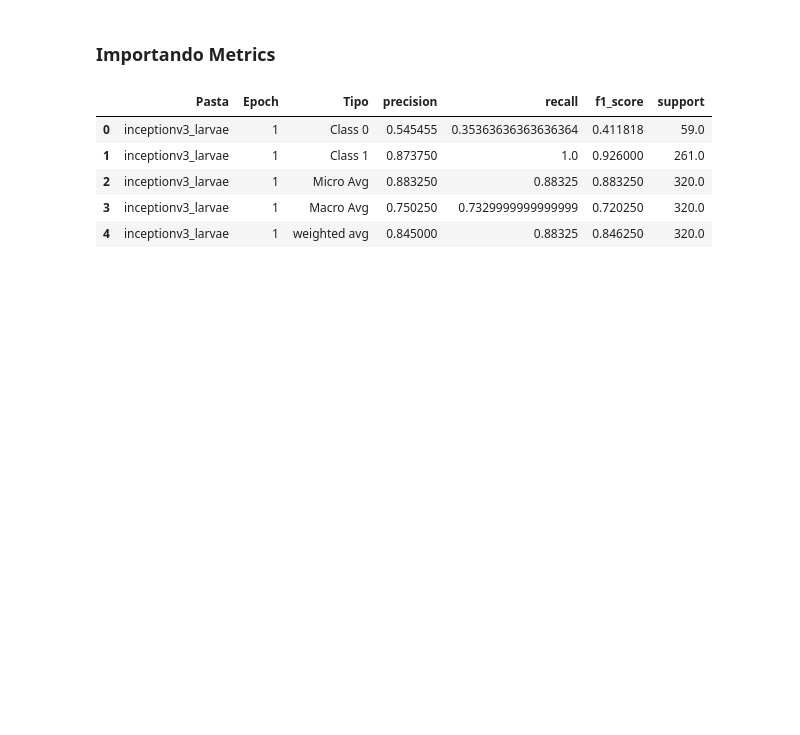
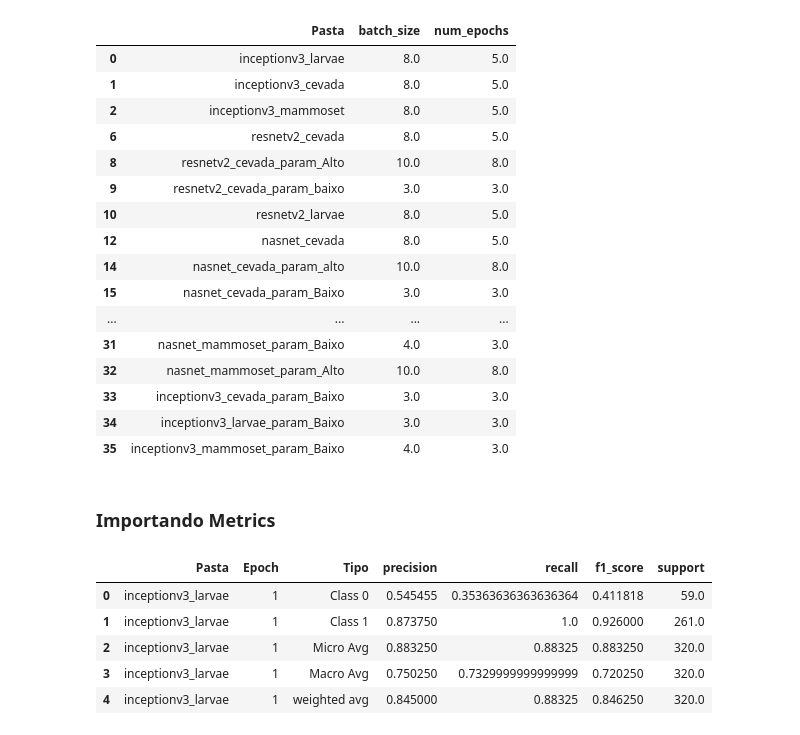
Before and after one commit to ViniciusLavorte/Python, a Jupyter notebook: Analise_geral_tcc2.ipynb, the cells around one changed output. Saved outputs shown, nothing was run; the diff lists cells and outputs as text; code cells hidden in the pictures; blank space fills up the shorter version.

```diff
--- a/Analise_geral_tcc2.ipynb
+++ b/Analise_geral_tcc2.ipynb
@@ -5,0 +8,2 @@ base = pd.read_csv('Resultado_processado_TCC2_eval.csv',delimiter=';')
+# %%
+conf_hiper = pd.read_csv('Resultado_processado_TCC2 - Config_Hiperparametro.csv', delimiter=',')
@@ -6,3 +19,23 @@ base = pd.read_csv('Resultado_processado_TCC2_eval.csv',delimiter=';')
+# %%
+conf_hiper[conf_hiper.batch_size.notnull()]
+# %% [output]
+|  | Pasta | batch_size | num_epochs |
+| 0 | inceptionv3_larvae | 8.0 | 5.0 |
+| 1 | inceptionv3_cevada | 8.0 | 5.0 |
+| 2 | inceptionv3_mammoset | 8.0 | 5.0 |
+| 6 | resnetv2_cevada | 8.0 | 5.0 |
+| 8 | resnetv2_cevada_param_Alto | 10.0 | 8.0 |
+| 9 | resnetv2_cevada_param_baixo | 3.0 | 3.0 |
+| 10 | resnetv2_larvae | 8.0 | 5.0 |
+| 12 | nasnet_cevada | 8.0 | 5.0 |
+| 14 | nasnet_cevada_param_alto | 10.0 | 8.0 |
+| 15 | nasnet_cevada_param_Baixo | 3.0 | 3.0 |
+| ... | ... | ... | ... |
+| 31 | nasnet_mammoset_param_Baixo | 4.0 | 3.0 |
+| 32 | nasnet_mammoset_param_Alto | 10.0 | 8.0 |
+| 33 | inceptionv3_cevada_param_Baixo | 3.0 | 3.0 |
+| 34 | inceptionv3_larvae_param_Baixo | 3.0 | 3.0 |
+| 35 | inceptionv3_mammoset_param_Baixo | 4.0 | 3.0 |
 # %% [markdown]
 ### Importando Metrics
 # %%
```
Also changed, not shown: parts of 11 cells of this notebook, 1 other file.
